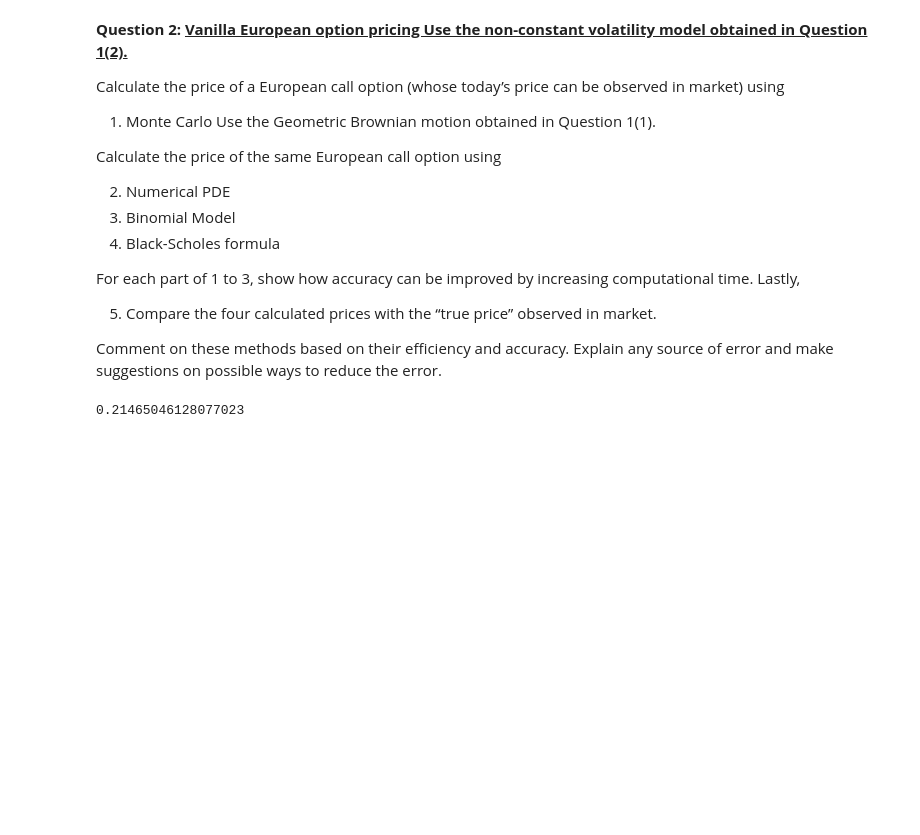
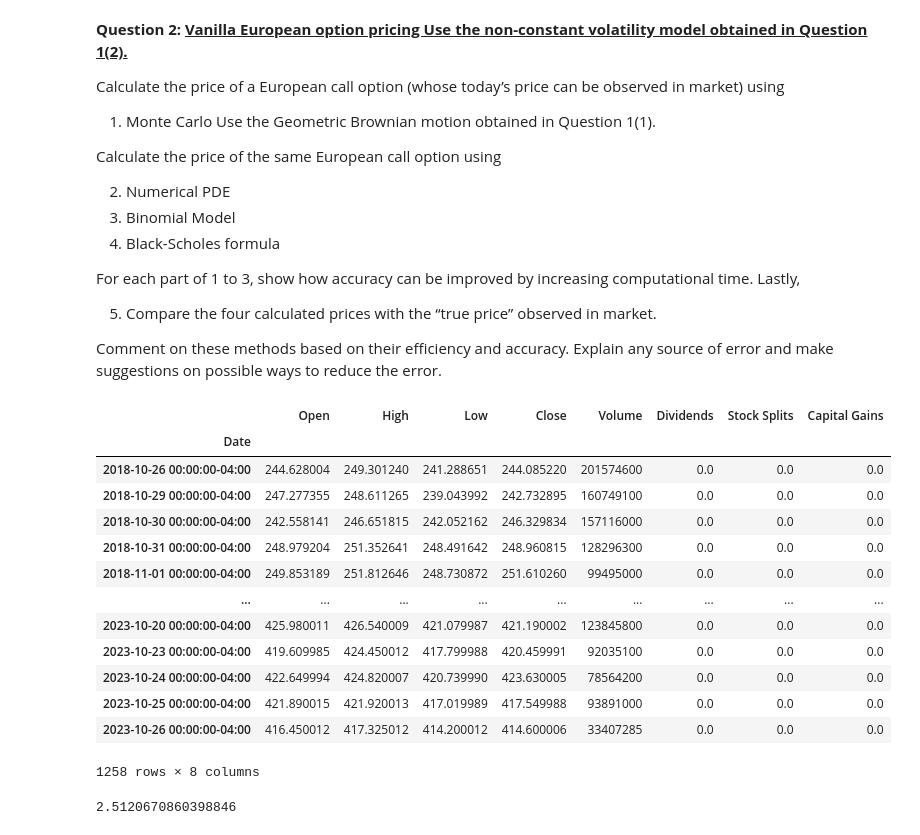
Before and after one commit to laic0022/FN6808_Derivative_Securities, a Jupyter notebook: Course_Project.ipynb, the cells around one changed output. Cells and saved outputs as stored; diff of their text form; code cells hidden in the pictures; blank space fills up the shorter version.

```diff
--- a/Course_Project.ipynb
+++ b/Course_Project.ipynb
@@ -256,7 +259,3 @@ For each part of 1 to 3, show how accuracy can be improved by increasing computa
 
 Comment on these  methods based on their efficiency and accuracy. Explain any source of error and make
 suggestions on possible ways to reduce the error.
-# %%
-hv
-# %% [output]
-0.21465046128077023
@@ -262,0 +264,19 @@ hv
+# %%
+tk = yf.Ticker("SPY")
+# %%
+tk.history('5y')
+# %% [output]
+|  | Open | High | Low | Close | Volume | Dividends | Stock Splits | Capital Gains |
+| Date |  |  |  |  |  |  |  |  |
+| 2018-10-26 00:00:00-04:00 | 244.628004 | 249.301240 | 241.288651 | 244.085220 | 201574600 | 0.0 | 0.0 | 0.0 |
+| 2018-10-29 00:00:00-04:00 | 247.277355 | 248.611265 | 239.043992 | 242.732895 | 160749100 | 0.0 | 0.0 | 0.0 |
+| 2018-10-30 00:00:00-04:00 | 242.558141 | 246.651815 | 242.052162 | 246.329834 | 157116000 | 0.0 | 0.0 | 0.0 |
+| 2018-10-31 00:00:00-04:00 | 248.979204 | 251.352641 | 248.491642 | 248.960815 | 128296300 | 0.0 | 0.0 | 0.0 |
+| 2018-11-01 00:00:00-04:00 | 249.853189 | 251.812646 | 248.730872 | 251.610260 | 99495000 | 0.0 | 0.0 | 0.0 |
+| ... | ... | ... | ... | ... | ... | ... | ... | ... |
+| 2023-10-20 00:00:00-04:00 | 425.980011 | 426.540009 | 421.079987 | 421.190002 | 123845800 | 0.0 | 0.0 | 0.0 |
+| 2023-10-23 00:00:00-04:00 | 419.609985 | 424.450012 | 417.799988 | 420.459991 | 92035100 | 0.0 | 0.0 | 0.0 |
+| 2023-10-24 00:00:00-04:00 | 422.649994 | 424.820007 | 420.739990 | 423.630005 | 78564200 | 0.0 | 0.0 | 0.0 |
+| 2023-10-25 00:00:00-04:00 | 421.890015 | 421.920013 | 417.019989 | 417.549988 | 93891000 | 0.0 | 0.0 | 0.0 |
+| 2023-10-26 00:00:00-04:00 | 416.450012 | 417.325012 | 414.200012 | 414.600006 | 33407285 | 0.0 | 0.0 | 0.0 |
+1258 rows × 8 columns
@@ -262,0 +293,11 @@ hv
+# %%
+S0 = 100
+K = 100
+r = 0.05
+T = 1/12
+sigma = 0.2
+
+
+EuropeanOption(S0, K, r, T , sigma, "Call")
+# %% [output]
+2.5120670860398846
```
Also changed, not shown: parts of 40 cells of this notebook, 1 other file.
